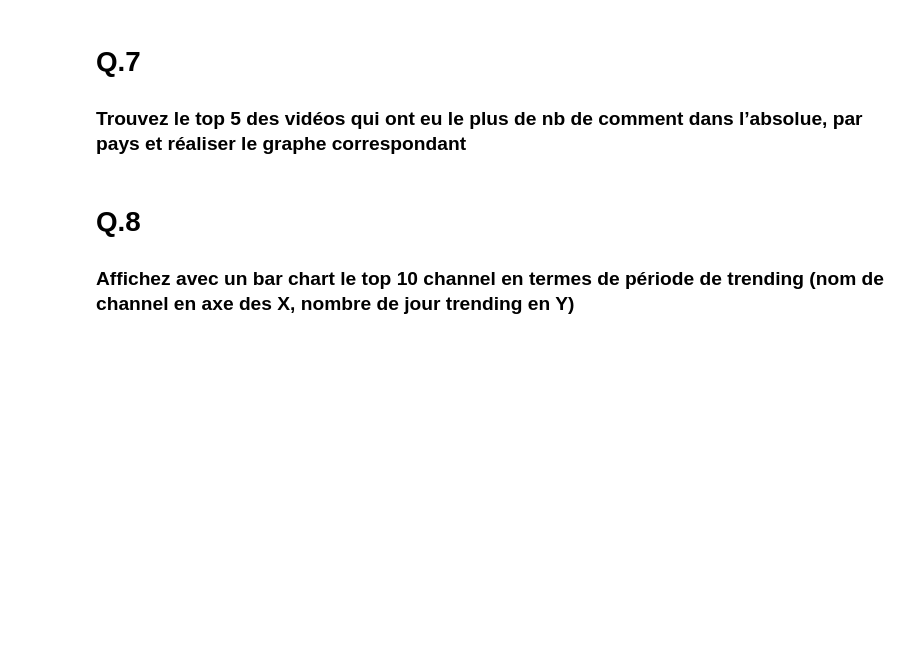
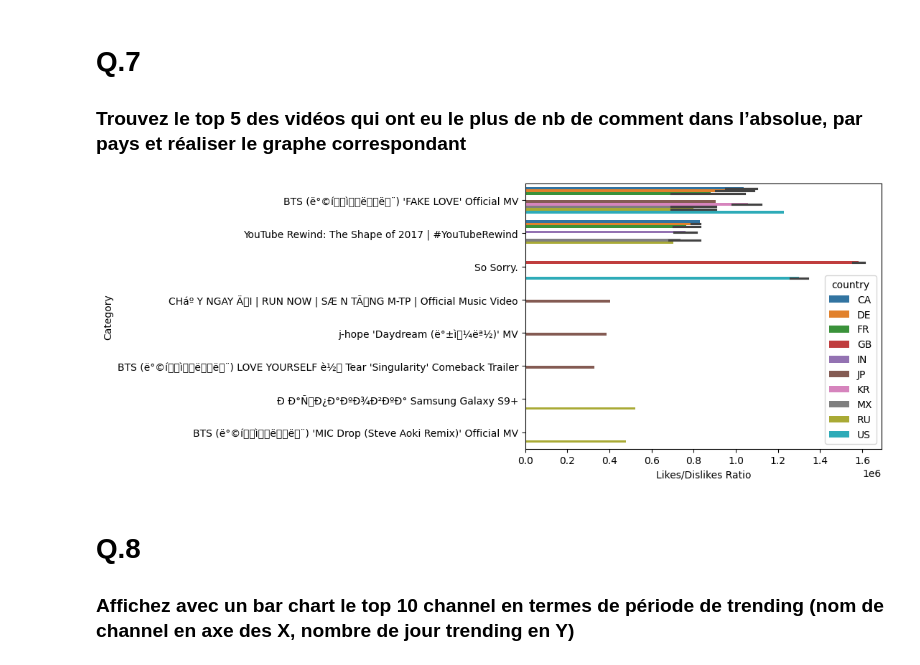
Before and after one commit to MatisAgr/MiniProjet-Youtube, a Jupyter notebook: MiniProjYoutube.ipynb, the cells around one changed output. Drawn from its saved outputs; the diff is of its cells as text; code cells hidden in the pictures; blank space fills up the shorter version.

```diff
--- a/MiniProjYoutube.ipynb
+++ b/MiniProjYoutube.ipynb
@@ -140,11 +140,13 @@ plt.show()
 # %%
 top5MostComment = merged_df.groupby('country').apply(lambda x: x.nlargest(5, 'comment_count'))
 # print ("top 5 videos by comment count: ", top5MostComment)
 top5MostComment = top5MostComment.drop_duplicates()
-sns.barplot(data=top5MostComment, hue='country')
+sns.barplot(data=top5MostComment, x='comment_count', y='title', hue='country')
 plt.xlabel('Likes/Dislikes Ratio')
 plt.ylabel('Category')
 plt.show()
+# %% [output]
+[figure, added]
 # %% [markdown]
 # Q.8
 ###	Affichez avec un bar chart le top 10 channel en termes de période de trending (nom de channel  en axe des X, nombre de jour trending en Y)
```
Also changed, not shown: parts of 3 cells of this notebook, 1 other file.
